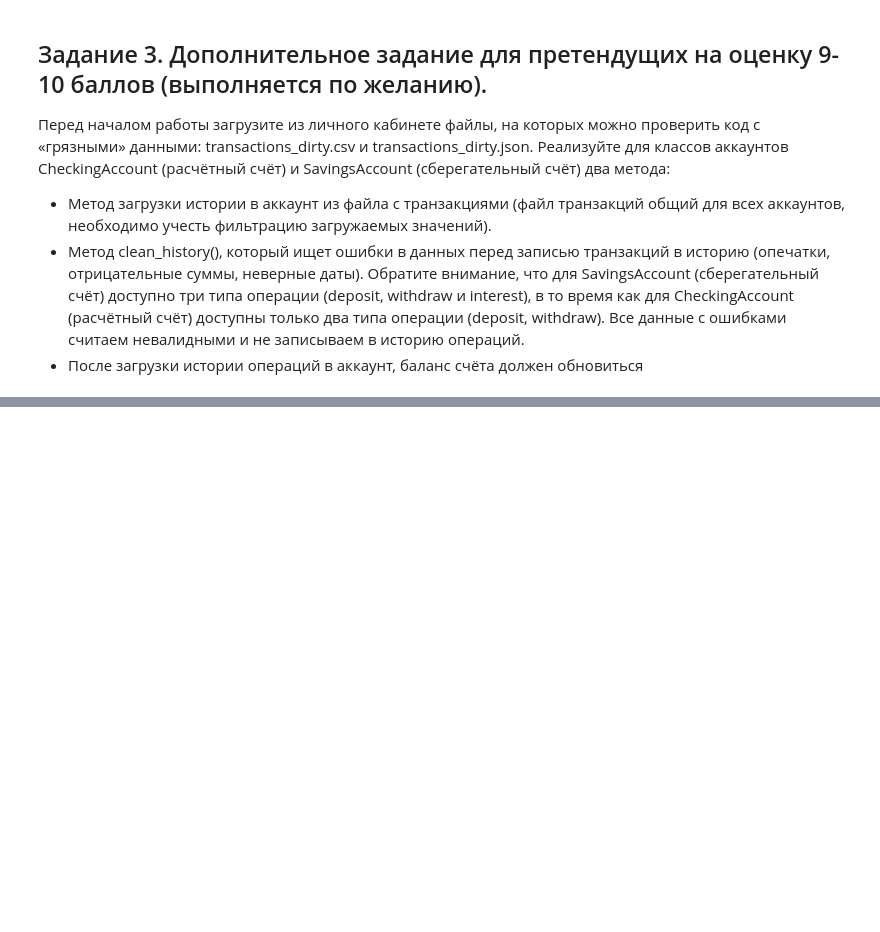
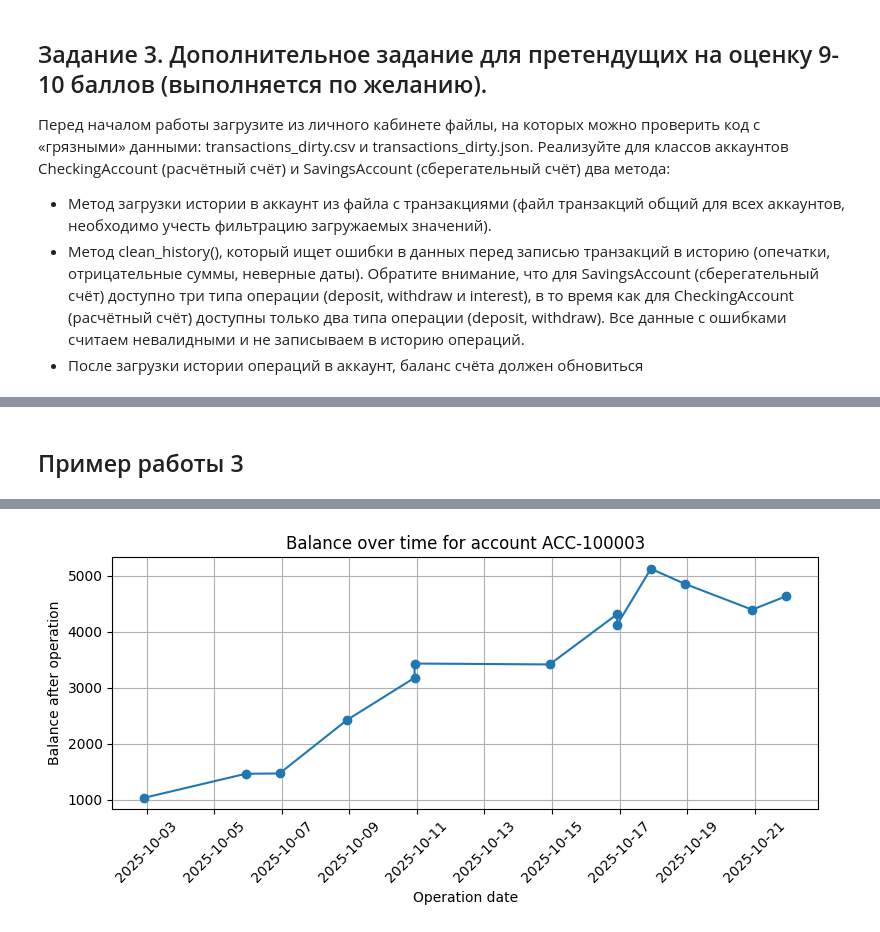
Before and after one commit to tdsergienko/Python-for-Data-Engineering, a Jupyter notebook: homework_5/solution.ipynb, the cells around one changed output, grey strips where cells are left out. Drawn from its saved outputs; the diff is of its cells as text; code cells hidden in the pictures; blank space fills up the shorter version.

```diff
--- a/homework_5/solution.ipynb
+++ b/homework_5/solution.ipynb
@@ -509,0 +575,18 @@ acc.plot_histry()
+# %% [markdown]
+## Пример работы 3
+# %%
+acc = CheckingAccount("John Doe", 0.0)
+acc.account_number = "ACC-100003"
+acc.from_json(TRANSACTIONS_JSON)
+history = acc.get_history()
+
+print()
+print("Transaction history:")
+print(history)
+
+print()
+acc.analyze_history()
+
+print()
+acc.plot_history()
+# %% [output]
@@ -509,0 +610 @@ acc.plot_histry()
+[figure, added]
```
Also changed, not shown: parts of 13 cells of this notebook.
